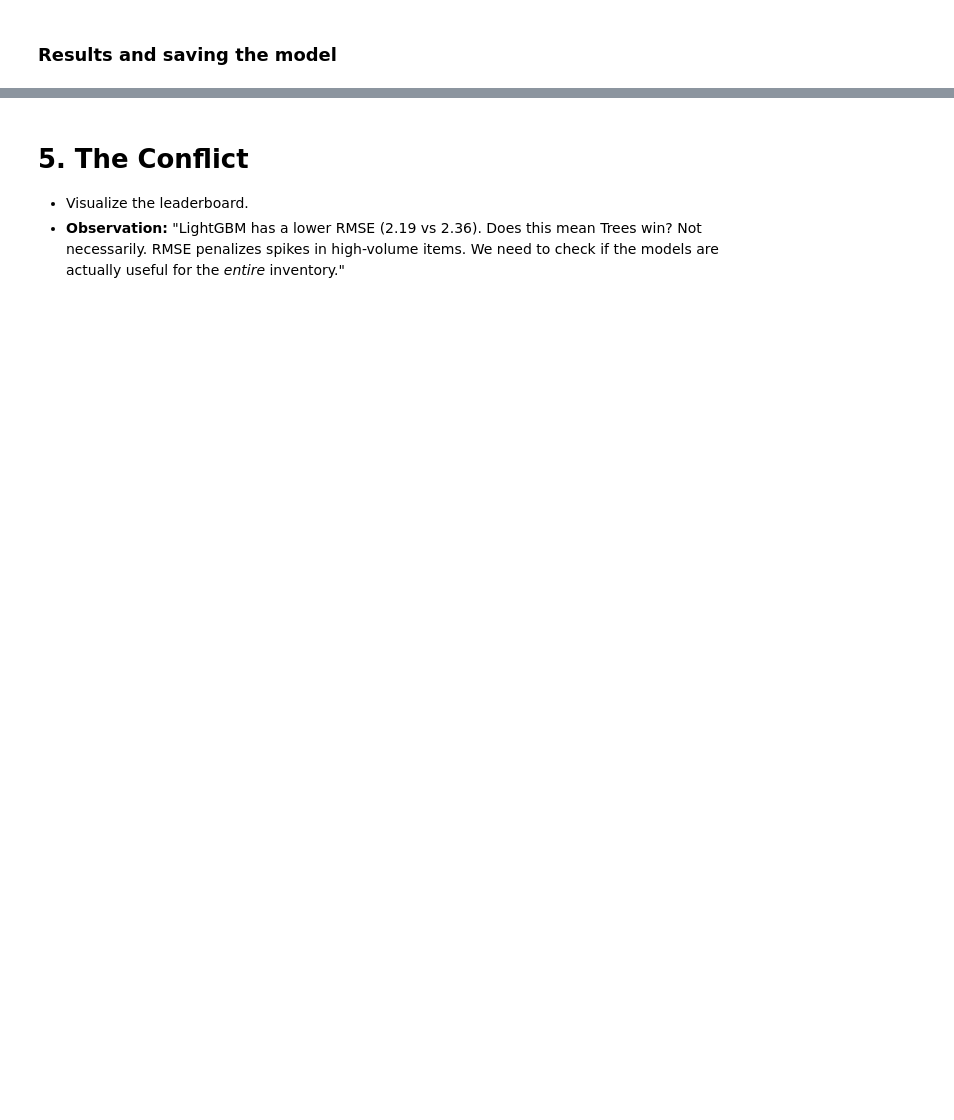
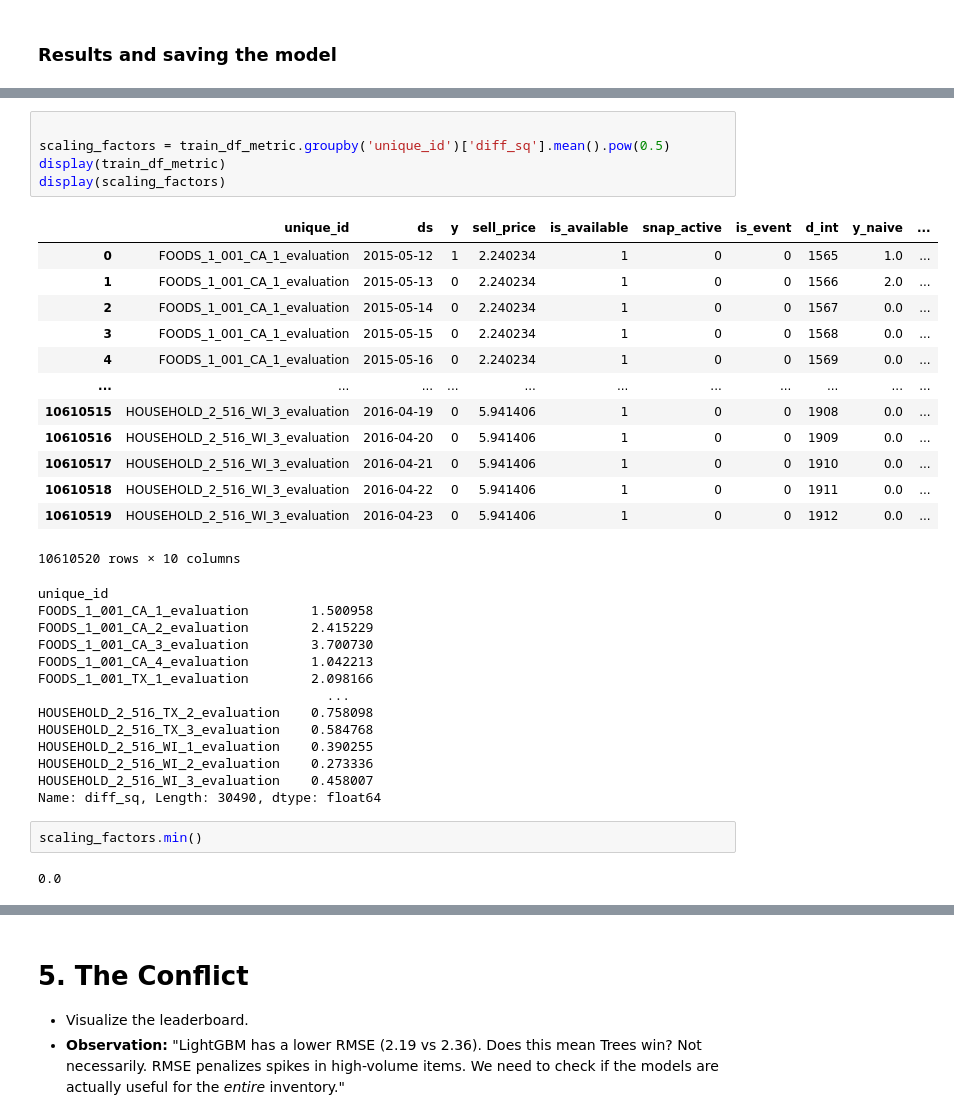
Before and after one commit to Zak-Las/Walmart-Demand-Forcasting, a Jupyter notebook: Notebooks/02_global_scale.ipynb, the cells around one changed output, grey strips where cells are left out. Cells and saved outputs as stored; diff of their text form; blank space fills up the shorter version.

```diff
--- a/Notebooks/02_global_scale.ipynb
+++ b/Notebooks/02_global_scale.ipynb
@@ -837,0 +1134,36 @@ model.save_model('lgbm_global_model.txt')
+# %%
+
+scaling_factors = train_df_metric.groupby('unique_id')['diff_sq'].mean().pow(0.5)
+display(train_df_metric)
+display(scaling_factors)
+# %% [output]
+|  | unique_id | ds | y | sell_price | is_available | snap_active | is_event | d_int | y_naive | ... |
+| 0 | FOODS_1_001_CA_1_evaluation | 2015-05-12 | 1 | 2.240234 | 1 | 0 | 0 | 1565 | 1.0 | ... |
+| 1 | FOODS_1_001_CA_1_evaluation | 2015-05-13 | 0 | 2.240234 | 1 | 0 | 0 | 1566 | 2.0 | ... |
+| 2 | FOODS_1_001_CA_1_evaluation | 2015-05-14 | 0 | 2.240234 | 1 | 0 | 0 | 1567 | 0.0 | ... |
+| 3 | FOODS_1_001_CA_1_evaluation | 2015-05-15 | 0 | 2.240234 | 1 | 0 | 0 | 1568 | 0.0 | ... |
+| 4 | FOODS_1_001_CA_1_evaluation | 2015-05-16 | 0 | 2.240234 | 1 | 0 | 0 | 1569 | 0.0 | ... |
+| ... | ... | ... | ... | ... | ... | ... | ... | ... | ... | ... |
+| 10610515 | HOUSEHOLD_2_516_WI_3_evaluation | 2016-04-19 | 0 | 5.941406 | 1 | 0 | 0 | 1908 | 0.0 | ... |
+| 10610516 | HOUSEHOLD_2_516_WI_3_evaluation | 2016-04-20 | 0 | 5.941406 | 1 | 0 | 0 | 1909 | 0.0 | ... |
+| 10610517 | HOUSEHOLD_2_516_WI_3_evaluation | 2016-04-21 | 0 | 5.941406 | 1 | 0 | 0 | 1910 | 0.0 | ... |
+| 10610518 | HOUSEHOLD_2_516_WI_3_evaluation | 2016-04-22 | 0 | 5.941406 | 1 | 0 | 0 | 1911 | 0.0 | ... |
+| 10610519 | HOUSEHOLD_2_516_WI_3_evaluation | 2016-04-23 | 0 | 5.941406 | 1 | 0 | 0 | 1912 | 0.0 | ... |
+10610520 rows × 10 columns
+unique_id
+FOODS_1_001_CA_1_evaluation        1.500958
+FOODS_1_001_CA_2_evaluation        2.415229
+FOODS_1_001_CA_3_evaluation        3.700730
+FOODS_1_001_CA_4_evaluation        1.042213
+FOODS_1_001_TX_1_evaluation        2.098166
+                                     ...
+HOUSEHOLD_2_516_TX_2_evaluation    0.758098
+HOUSEHOLD_2_516_TX_3_evaluation    0.584768
+HOUSEHOLD_2_516_WI_1_evaluation    0.390255
+HOUSEHOLD_2_516_WI_2_evaluation    0.273336
+HOUSEHOLD_2_516_WI_3_evaluation    0.458007
+Name: diff_sq, Length: 30490, dtype: float64
+# %%
+scaling_factors.min()
+# %% [output]
+0.0
```
Also changed, not shown: parts of 58 cells of this notebook.
